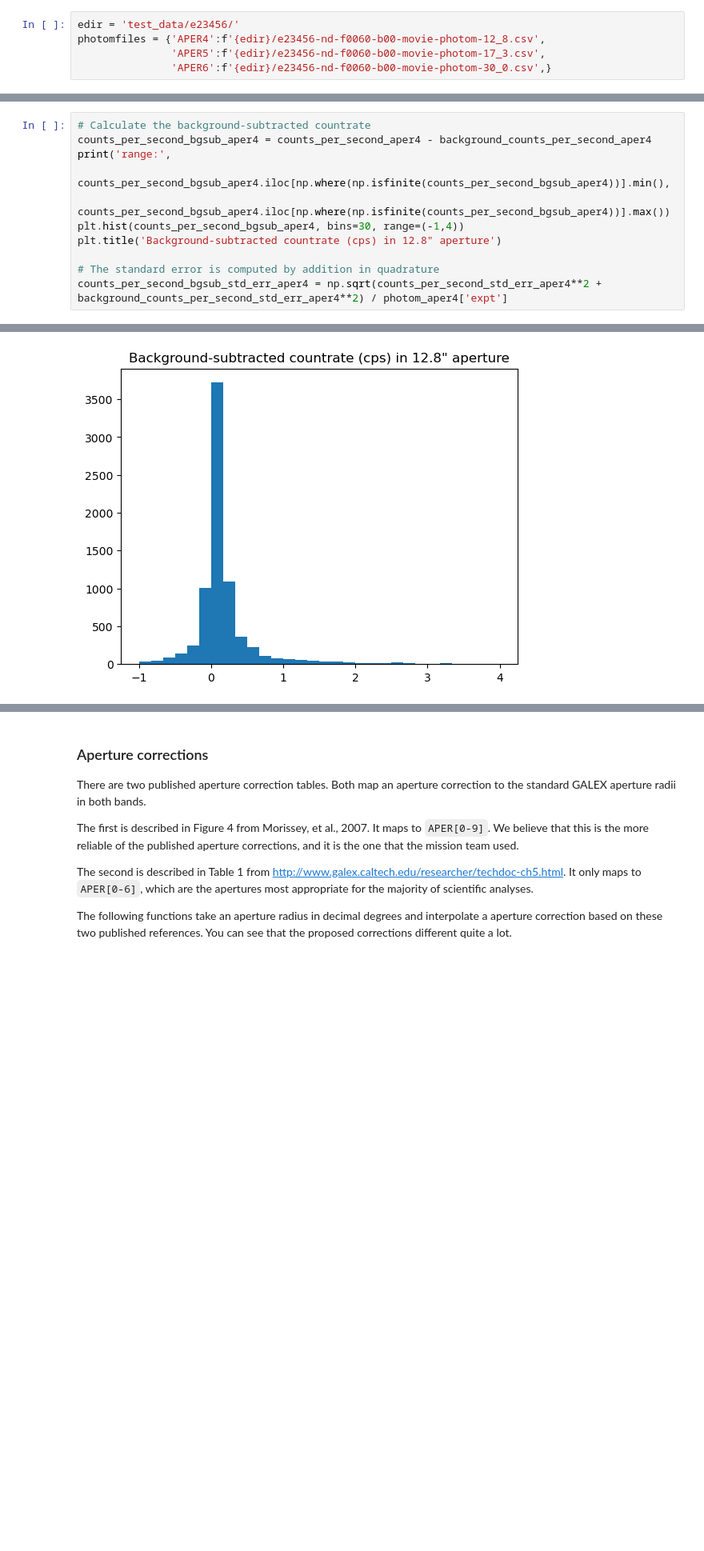
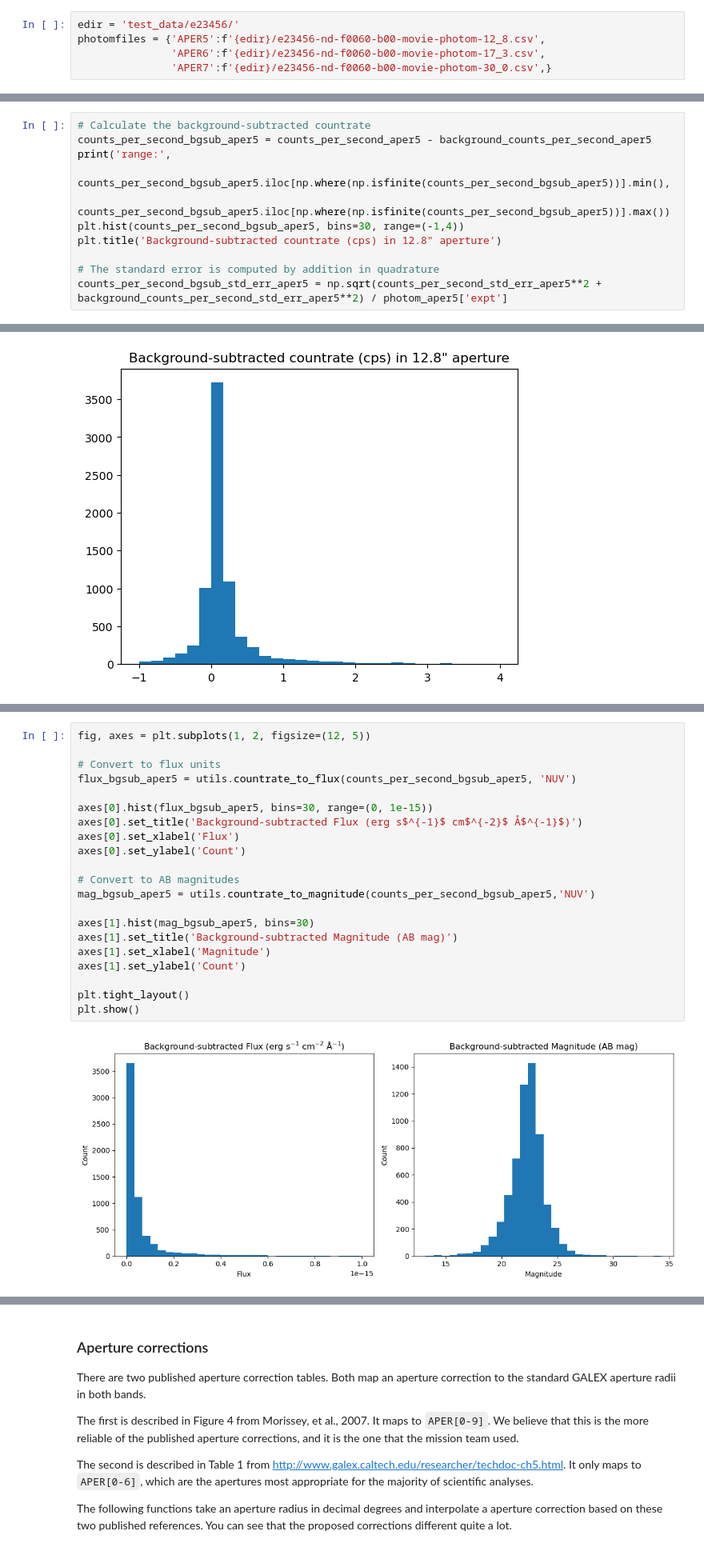
Before and after one commit to MillionConcepts/glcat_documentation, a Jupyter notebook: pages/basic_photometry.ipynb, the cells around one changed output, grey strips where cells are left out. Shown at 80% size. Saved outputs shown, nothing was run; the diff lists cells and outputs as text; blank space fills up the shorter version.

```diff
--- a/pages/basic_photometry.ipynb
+++ b/pages/basic_photometry.ipynb
@@ -13,8 +13,8 @@ from gPhoton import analysis
 # %%
 edir = 'test_data/e23456/'
-photomfiles = {'APER4':f'{edir}/e23456-nd-f0060-b00-movie-photom-12_8.csv',
-               'APER5':f'{edir}/e23456-nd-f0060-b00-movie-photom-17_3.csv',
-               'APER6':f'{edir}/e23456-nd-f0060-b00-movie-photom-30_0.csv',}
+photomfiles = {'APER5':f'{edir}/e23456-nd-f0060-b00-movie-photom-12_8.csv',
+               'APER6':f'{edir}/e23456-nd-f0060-b00-movie-photom-17_3.csv',
+               'APER7':f'{edir}/e23456-nd-f0060-b00-movie-photom-30_0.csv',}
 # %% [markdown]
 First we will open a photometry file that has been output directly from gPhoton2. Cross-referencing the [filenaming reference](#filenaming_conventions.md) will permit you to identify that this is a photometry file for the 0th leg of eclipse 23456 in the NUV band with 60-second time bins and 12.8" radius apertures. This aperture radius corresponds to what the mission designated
 # %%
@@ -114,15 +95,15 @@ range: 0.555401522739948 36.15925211424764
 [figure]
 # %%
 # Calculate the background-subtracted countrate
-counts_per_second_bgsub_aper4 = counts_per_second_aper4 - background_counts_per_second_aper4
+counts_per_second_bgsub_aper5 = counts_per_second_aper5 - background_counts_per_second_aper5
 print('range:',
-      counts_per_second_bgsub_aper4.iloc[np.where(np.isfinite(counts_per_second_bgsub_aper4))].min(),
-      counts_per_second_bgsub_aper4.iloc[np.where(np.isfinite(counts_per_second_bgsub_aper4))].max())
-plt.hist(counts_per_second_bgsub_aper4, bins=30, range=(-1,4))
+      counts_per_second_bgsub_aper5.iloc[np.where(np.isfinite(counts_per_second_bgsub_aper5))].min(),
+      counts_per_second_bgsub_aper5.iloc[np.where(np.isfinite(counts_per_second_bgsub_aper5))].max())
+plt.hist(counts_per_second_bgsub_aper5, bins=30, range=(-1,4))
 plt.title('Background-subtracted countrate (cps) in 12.8" aperture')
 
 # The standard error is computed by addition in quadrature
-counts_per_second_bgsub_std_err_aper4 = np.sqrt(counts_per_second_std_err_aper4**2 + background_counts_per_second_std_err_aper4**2) / photom_aper4['expt']
+counts_per_second_bgsub_std_err_aper5 = np.sqrt(counts_per_second_std_err_aper5**2 + background_counts_per_second_std_err_aper5**2) / photom_aper5['expt']
 # %% [output]
 range: -31.167074239470303 553.3936219571112
 [figure]
@@ -135,0 +125,23 @@ We will attempt to mitigate these problems in the next notebook by using a bette
+# %%
+fig, axes = plt.subplots(1, 2, figsize=(12, 5))
+
+# Convert to flux units
+flux_bgsub_aper5 = utils.countrate_to_flux(counts_per_second_bgsub_aper5, 'NUV')
+
+axes[0].hist(flux_bgsub_aper5, bins=30, range=(0, 1e-15))
+axes[0].set_title('Background-subtracted Flux (erg s$^{-1}$ cm$^{-2}$ Å$^{-1}$)')
+axes[0].set_xlabel('Flux')
+axes[0].set_ylabel('Count')
+
+# Convert to AB magnitudes
+mag_bgsub_aper5 = utils.countrate_to_magnitude(counts_per_second_bgsub_aper5,'NUV')
+
+axes[1].hist(mag_bgsub_aper5, bins=30)
+axes[1].set_title('Background-subtracted Magnitude (AB mag)')
+axes[1].set_xlabel('Magnitude')
+axes[1].set_ylabel('Count')
+
+plt.tight_layout()
+plt.show()
+# %% [output]
+[figure, added]
```
Also changed, not shown: parts of 21 cells of this notebook, 6 other files.
